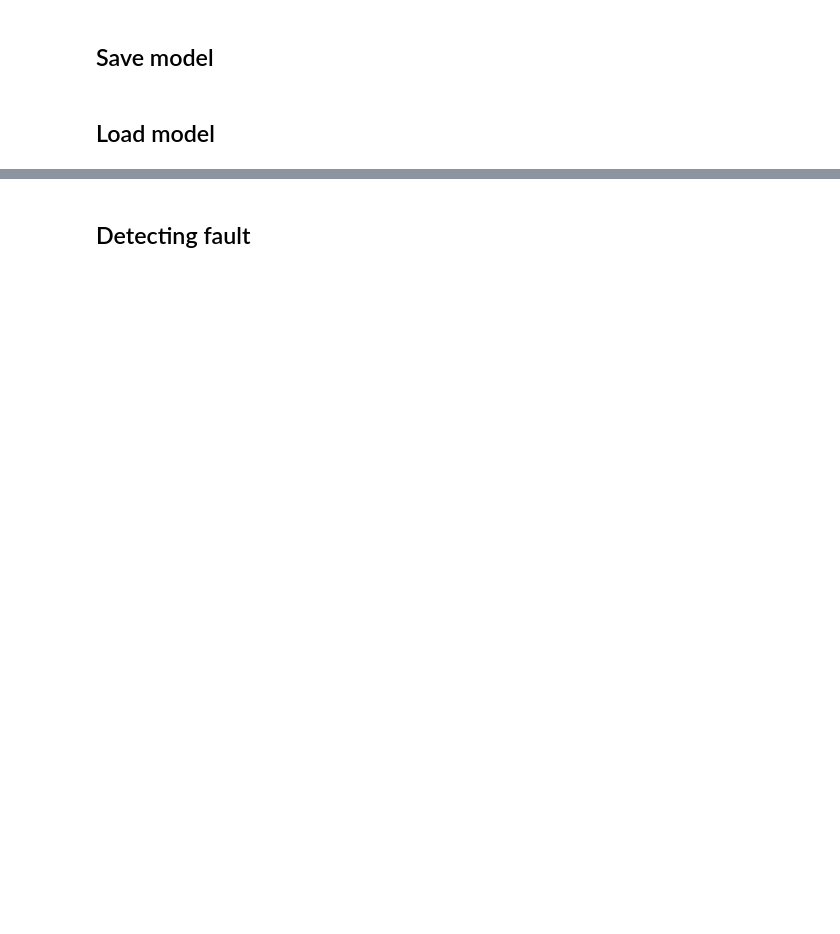
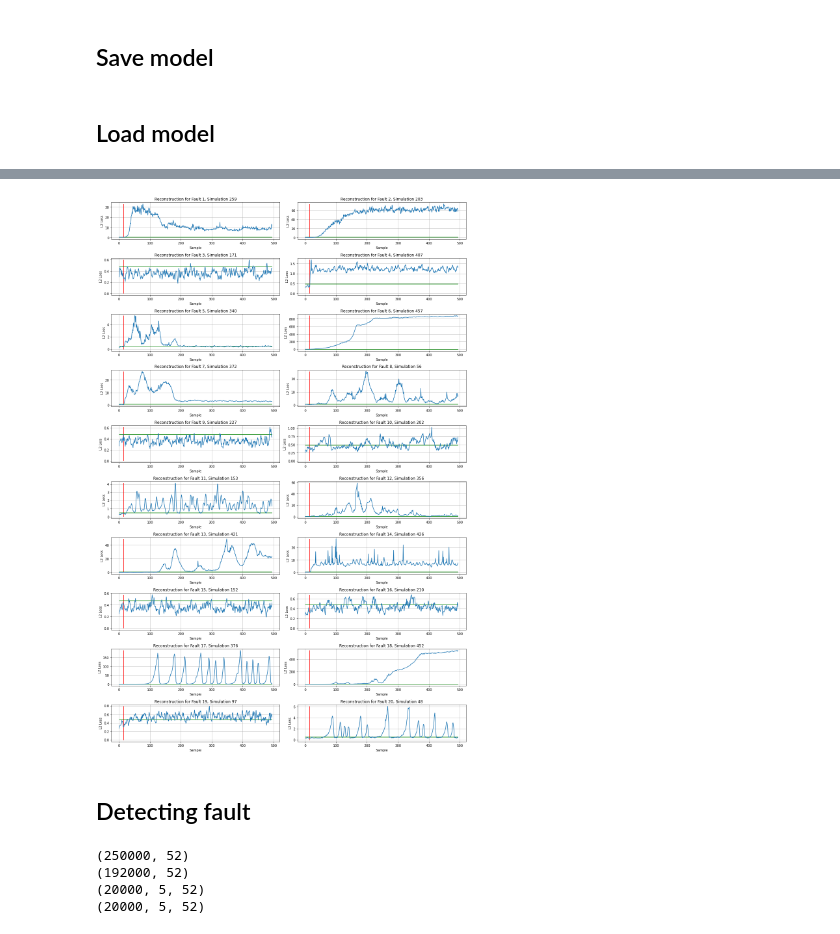
Before and after one commit to antonionicampos/anomaly-detection, a Jupyter notebook: lstm-autoencoder.ipynb, the cells around one changed output, grey strips where cells are left out. Cells and saved outputs as stored; diff of their text form; code cells hidden in the pictures; blank space fills up the shorter version.

```diff
--- a/lstm-autoencoder.ipynb
+++ b/lstm-autoencoder.ipynb
@@ -205,63 +216,43 @@ plt.show()
-# %%
-# Run model for normal and faulty simulation
-# Train data
-reconstructions = model.predict(train_data)
-train_loss = tf.keras.losses.mse(reconstructions, train_data)
-
-# Valid data
-valid_reconstructions = model.predict(valid_data)
-valid_loss = tf.keras.losses.mse(valid_reconstructions, valid_data)
-
-# Fault data
-faulty_data = faulty[faulty['sample'] > 20].iloc[:, 3:].sample(n=250000)
-faulty_data = (faulty_data - mean) / std
-faulty_data = tf.cast(faulty_data.values, tf.float32)
-faulty_reconstructions = model.predict(faulty_data)
-faulty_loss = tf.keras.losses.mse(faulty_reconstructions, faulty_data)
-
-# Reconstruction error plot
-fig, axs = plt.subplots(2, 1, figsize=(16, 12))
-
-axs[0].scatter(np.arange(200000), train_loss, s=5)
-axs[0].scatter(np.arange(200001, 250001), valid_loss, color='g', s=5)
-axs[0].set_title('Reconstruction error for normal data')
-axs[0].grid()
-
-axs[1].scatter(np.arange(faulty_loss.shape[0]), faulty_loss, color='r', s=5)
-axs[1].set_title('Reconstruction error for faulty data')
-axs[1].grid()
-
-plt.show()
 # %%
 fig, axs = plt.subplots(10, 2, figsize=(16, 24))
 
 for i in range(0, 20):
     row, col = divmod(i, 2)
 
     # Run model for fault simulation
     faultNumber = i+1
     simulationRun = np.random.randint(500)
 
     faulty_data = faulty[(faulty['faultNumber'] == faultNumber) & (faulty['simulationRun'] == simulationRun)]
-    faulty_data = (faulty_data.iloc[:, 3:] - mean) / std
-    faulty_data = tf.cast(faulty_data.values, tf.float32)
+    x_faulty = to_sequences(faulty_data, fault_number=faultNumber)
+    x_faulty = tf.cast(x_faulty, tf.float32)
 
-    reconstructions = model.predict(faulty_data)
-    loss = tf.keras.losses.mse(reconstructions, faulty_data)
+    reconstructions = model.predict(x_faulty)
+    loss = tf.reduce_mean(tf.keras.metrics.mean_squared_error(reconstructions, x_faulty), 1).numpy()
 
     axs[row, col].grid()
-    axs[row, col].plot(np.arange(500), loss)
+    axs[row, col].plot(np.arange(x_faulty.shape[0]), loss)
     axs[row, col].set_title(f'Reconstruction for Fault {faultNumber}, Simulation {simulationRun}')
-    axs[row, col].vlines([20], 0, np.max(loss), colors='r')
+    axs[row, col].vlines([15], 0, np.max(loss), colors='r')
+    axs[row, col].hlines([np.quantile(valid_loss, q=0.95)], 0, x_faulty.shape[0], colors='g')
 
 for ax in axs.flat:
     ax.set(xlabel='Sample', ylabel='L2 Loss')
 
 fig.tight_layout()
 plt.show()
+# %% [output]
+[figure, added]
 # %% [markdown]
 ## Detecting fault
 # %%
+def to_sequences2(data, seq_size=5):
+    sequences = []
+    data = (data - mean) / std
+    for i in range(len(data)-seq_size):
+        sequences.append(data.iloc[i:i+seq_size].values)
+    return np.array(sequences)
+
 normal_data = normal.iloc[:, 3:]
 faulty_data = faulty[
     (faulty['simulationRun'] <= 20) &
@@ -271,6 +262,17 @@ faulty_data = faulty[
 norm_normal_data = (normal_data - mean) / std
 norm_faulty_data = (faulty_data - mean) / std
 
+x_normal = to_sequences2(norm_normal_data)[:20000]
+x_faulty = to_sequences2(norm_faulty_data)[:20000]
+
 print(norm_normal_data.shape)
 print(norm_faulty_data.shape)
+
+print(x_normal.shape)
+print(x_faulty.shape)
+# %% [output]
+(250000, 52)
+(192000, 52)
+(20000, 5, 52)
+(20000, 5, 52)
 # %%
```
Also changed, not shown: parts of 23 cells of this notebook.
